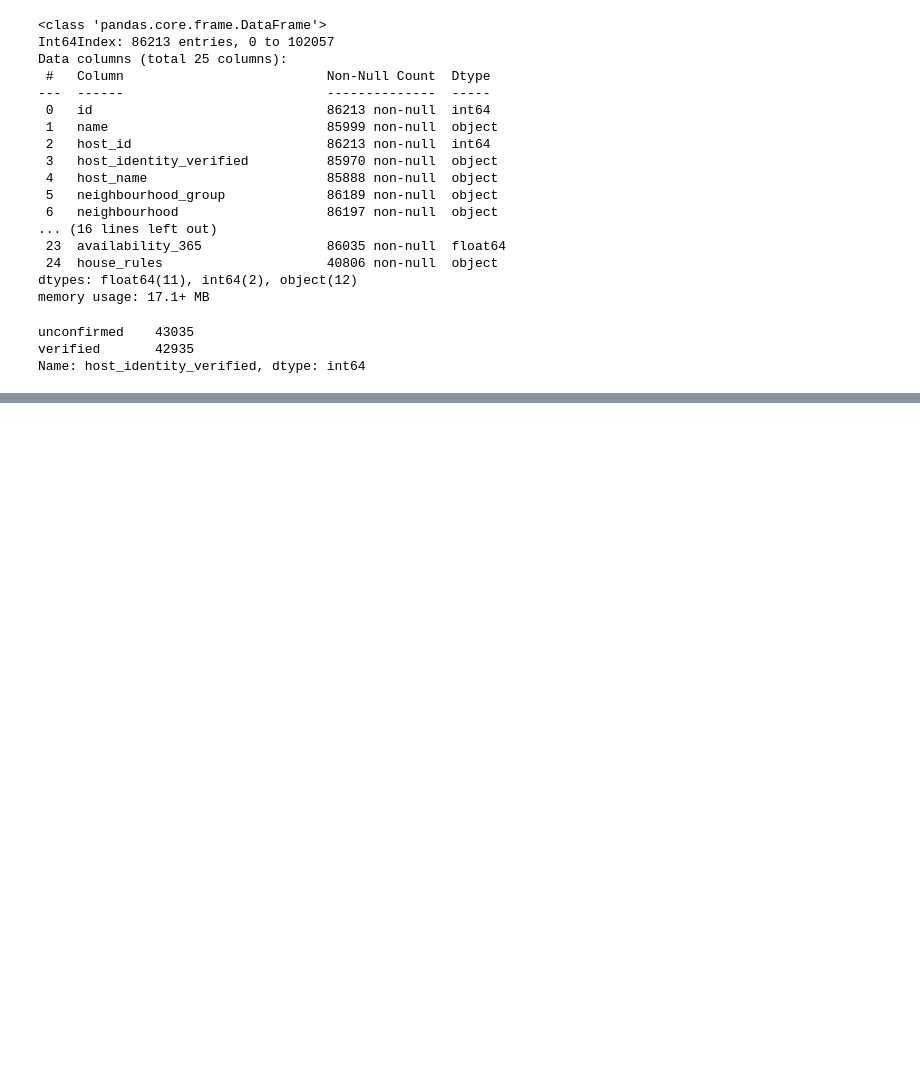
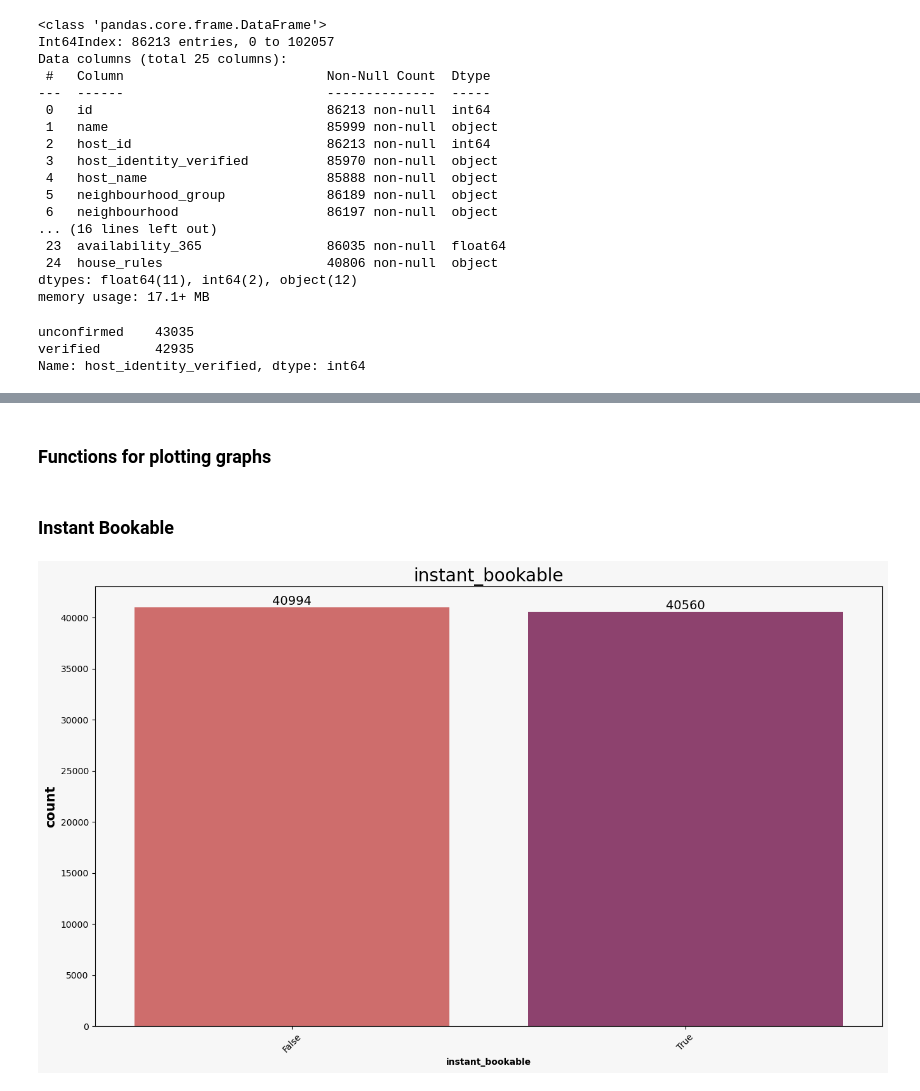
Before and after one commit to chrishunt11/Airbnb_Analysis, a Jupyter notebook: Airbnb Open Data.ipynb, the cells around one changed output, grey strips where cells are left out. Saved outputs shown, nothing was run; the diff lists cells and outputs as text; code cells hidden in the pictures; blank space fills up the shorter version.

```diff
--- a/Airbnb Open Data.ipynb
+++ b/Airbnb Open Data.ipynb
@@ -212,5 +211,5 @@ verified       42935
 Name: host_identity_verified, dtype: int64
 # %%
 # Fill missing values in 'host_identity_verified' column with False
-df['host_identity_verified'].fillna("MISSING", inplace=True)
+df['host_identity_verified'].fillna("unconfirmed", inplace=True)
 # %%
@@ -275,20 +240,0 @@ df[['house_rules', 'no_smoking', 'no_drugs', 'no_pets']]
-# %%
-import re
-
-# Function to search for specific words using regular expressions
-def search_specific_words(text):
-    if isinstance(text, str):  # Check if the value is a string
-        # Search for specific words using regular expressions
-        matches = re.findall(r'\bno\s+\w+\b', text.lower())
-        # Extract the words following "no"
-        words_following_no = [match.split()[1] for match in matches]
-    else:
-        words_following_no = []
-
-    return words_following_no
-
-# Apply the function to each row and assign the result to a new column
-df['No_Words'] = df['house_rules'].apply(search_specific_words)
-
-# Print the DataFrame to see the result
-df[['house_rules', 'No_Words']]
@@ -323,0 +241,6 @@ Name: No_Words, Length: 437, dtype: int64
+# %%
+# Filtering out the outliers
+df = df[df['availability_365'] != 3677] # outliar
+df = df[(df['minimum_nights'] < 365) & (df['minimum_nights'] > 0)] # only 365 days in a year, can't be negative
+df = df[(df['availability_365'] < 365) & (df['availability_365'] > 0)] # same thing here
+df = df[(df['reviews_per_month'] < 31) & (df['reviews_per_month'] > 0)] # max 31 days in a month
@@ -326,3 +276,5 @@ Name: No_Words, Length: 437, dtype: int64
+# %% [markdown]
+### Functions for plotting graphs
 # %%
 import matplotlib.pyplot as plt
 import seaborn as sns
@@ -365,10 +317,10 @@ def plot_bar_chart(column_name: str, hue: str = None, top_values: int = None, pa
         bar_ax.bar_label(i, rotation=bar_angle, fontsize=bar_font_size)
 
     # Set x-axis labels rotation and font size
-    plt.xticks(rotation=angle, fontsize=15)
+    plt.xticks(rotation=angle)
 
     # Set labels for x and y axes
-    plt.xlabel(f"{column_name}", fontweight="bold", fontsize=15)
+    plt.xlabel(f"{column_name}", fontweight="bold")
     plt.ylabel("count", fontweight="bold", fontsize=15)
 
     # Set title
@@ -460,3 +412,9 @@ def plot_line_chart(column_name, xlabel, ylabel, title):
 
     # Show plot
     plt.show()
+# %% [markdown]
+### Instant Bookable
+# %%
+plot_bar_chart(column_name='instant_bookable', show_grid=False)
+# %% [output]
+[figure, added]
```
Also changed, not shown: parts of 18 cells of this notebook.
